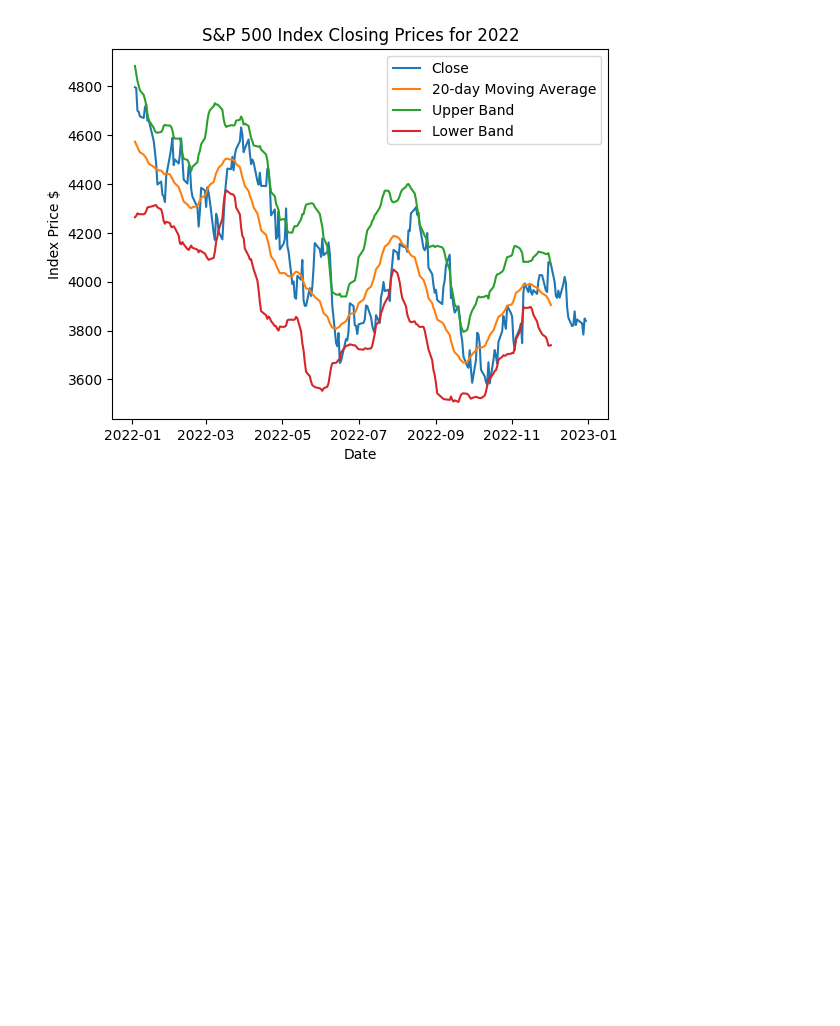
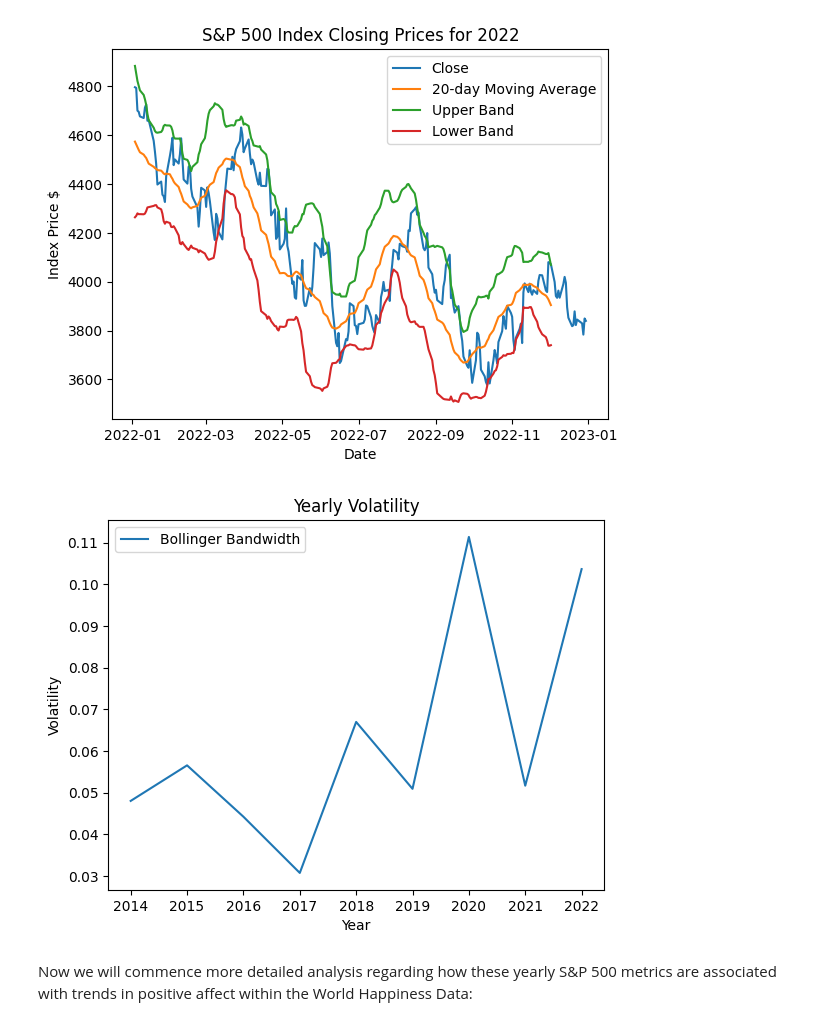
Before and after one commit to CamYench/DATASCI200Project2, a Jupyter notebook: YencheEDA.ipynb, the cells around one changed output. Drawn from its saved outputs; the diff is of its cells as text; code cells hidden in the pictures; blank space fills up the shorter version.

Commit message:
Add files via upload
Updates that include correlation data

```diff
--- a/YencheEDA.ipynb
+++ b/YencheEDA.ipynb
@@ -269,3 +271,20 @@ for year, data in SP_Data_grouped:
 [figure]
 [figure]
 [figure]
+# %%
+# Now we will plot volatility
+
+# Plot yearly volatility
+plt.plot(SP_Data_Yearly_Volatility.index, SP_Data_Yearly_Volatility, label = 'Bollinger Bandwidth')
+
+# Add plot title and axis labels
+plt.title('Yearly Volatility')
+plt.xlabel('Year')
+plt.ylabel('Volatility')
+plt.legend()
+
+plt.show()
+# %% [output]
+[figure, added]
+# %% [markdown]
+Now we will commence more detailed analysis regarding how these yearly S&P 500 metrics are associated with trends in positive affect within the World Happiness Data:
```
Also changed, not shown: parts of 2 cells of this notebook.
